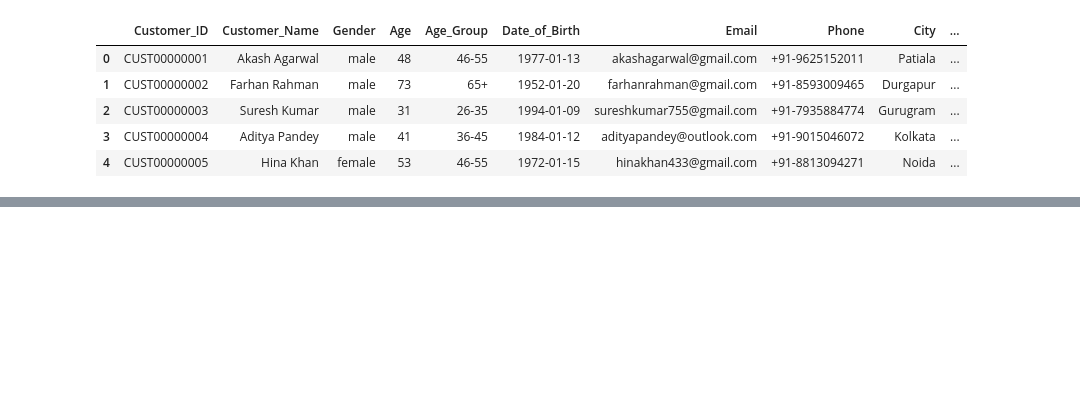
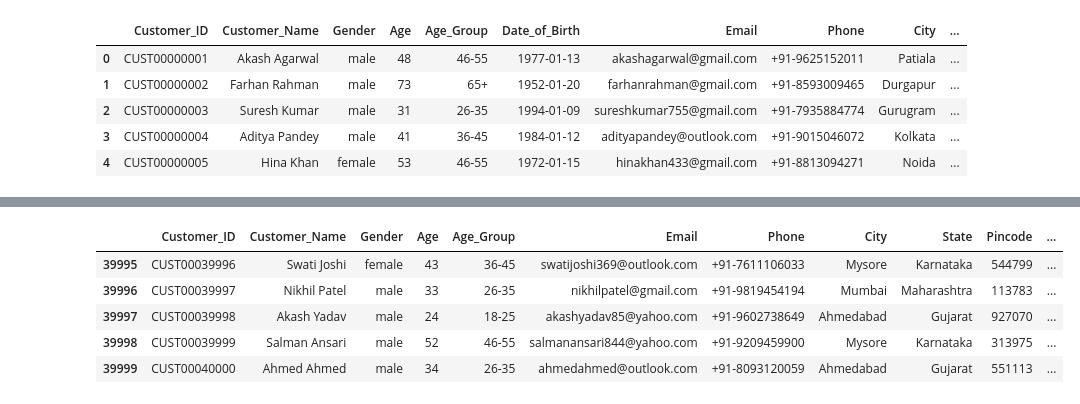
Before and after one commit to Dhnkhr/python, a Jupyter notebook: practice/prac1.ipynb, the cells around one changed output, grey strips where cells are left out. Cells and saved outputs as stored; diff of their text form; code cells hidden in the pictures; blank space fills up the shorter version.

```diff
--- a/practice/prac1.ipynb
+++ b/practice/prac1.ipynb
@@ -20,0 +33,9 @@ df.drop(columns=['Date_of_Birth'], inplace=True)
+# %%
+df.tail()
+# %% [output]
+|  | Customer_ID | Customer_Name | Gender | Age | Age_Group | Email | Phone | City | State | Pincode | ... |
+| 39995 | CUST00039996 | Swati Joshi | female | 43 | 36-45 | swatijoshi369@outlook.com | +91-7611106033 | Mysore | Karnataka | 544799 | ... |
+| 39996 | CUST00039997 | Nikhil Patel | male | 33 | 26-35 | nikhilpatel@gmail.com | +91-9819454194 | Mumbai | Maharashtra | 113783 | ... |
+| 39997 | CUST00039998 | Akash Yadav | male | 24 | 18-25 | akashyadav85@yahoo.com | +91-9602738649 | Ahmedabad | Gujarat | 927070 | ... |
+| 39998 | CUST00039999 | Salman Ansari | male | 52 | 46-55 | salmanansari844@yahoo.com | +91-9209459900 | Mysore | Karnataka | 313975 | ... |
+| 39999 | CUST00040000 | Ahmed Ahmed | male | 34 | 26-35 | ahmedahmed@outlook.com | +91-8093120059 | Ahmedabad | Gujarat | 551113 | ... |
```
Also changed, not shown: parts of 14 cells of this notebook.
